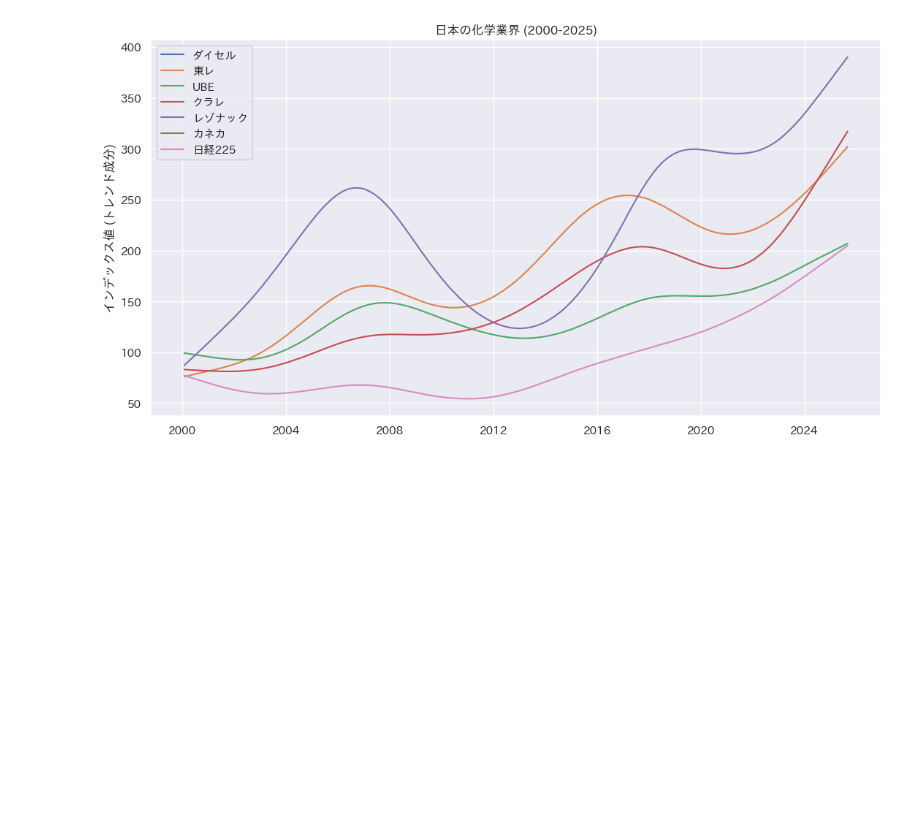
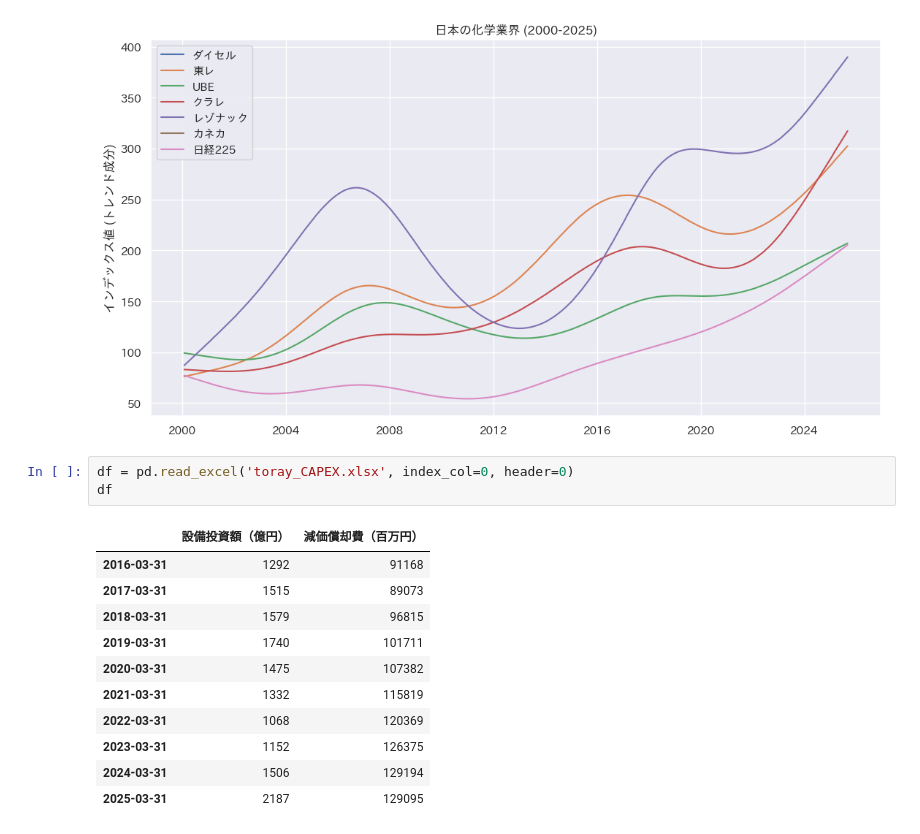
Before and after one commit to mimikousi/financial_analysis, a Jupyter notebook: chemical_business_lab/stock_analysis.ipynb, the cells around one changed output. Saved outputs shown, nothing was run; the diff lists cells and outputs as text; blank space fills up the shorter version.

```diff
--- a/chemical_business_lab/stock_analysis.ipynb
+++ b/chemical_business_lab/stock_analysis.ipynb
@@ -105,3 +105,18 @@ plt.tight_layout()
 plt.show()
 # %% [output]
 [figure]
+# %%
+df = pd.read_excel('toray_CAPEX.xlsx', index_col=0, header=0)
+df
+# %% [output]
+|  | 設備投資額（億円） | 減価償却費（百万円） |
+| 2016-03-31 | 1292 | 91168 |
+| 2017-03-31 | 1515 | 89073 |
+| 2018-03-31 | 1579 | 96815 |
+| 2019-03-31 | 1740 | 101711 |
+| 2020-03-31 | 1475 | 107382 |
+| 2021-03-31 | 1332 | 115819 |
+| 2022-03-31 | 1068 | 120369 |
+| 2023-03-31 | 1152 | 126375 |
+| 2024-03-31 | 1506 | 129194 |
+| 2025-03-31 | 2187 | 129095 |
```
Also changed, not shown: parts of 2 cells of this notebook, 5 other files.
